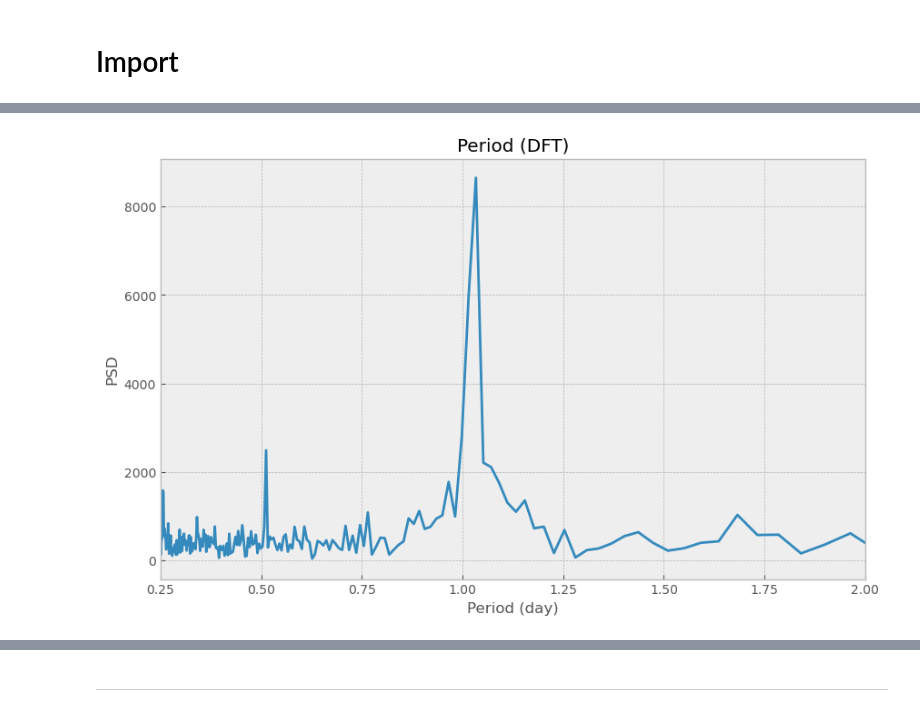
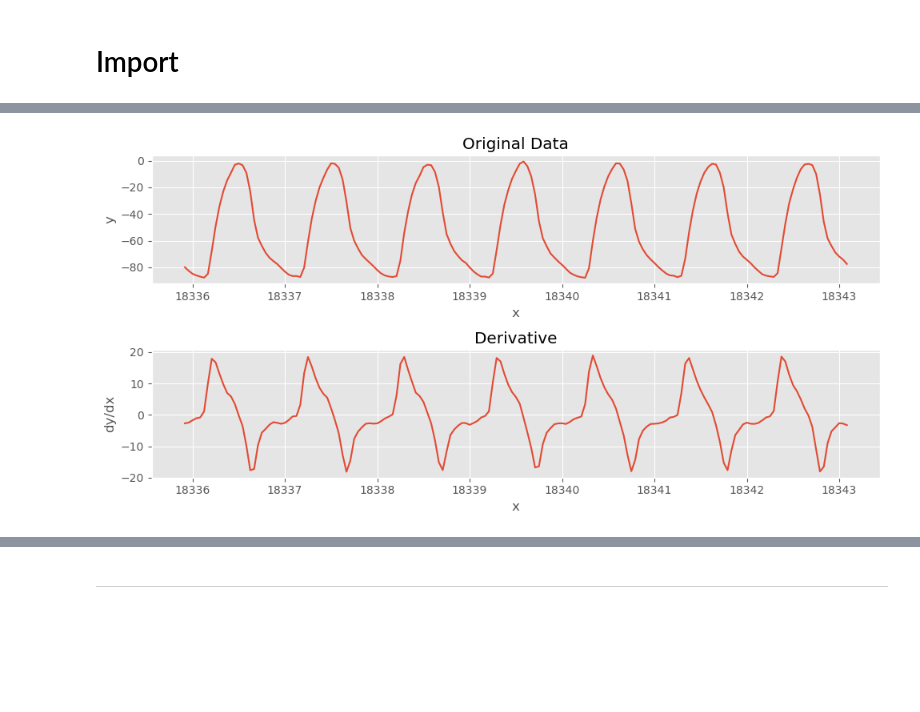
Before and after one commit to 1epss/ppsd2024, a Jupyter notebook: ppsd_mars.ipynb, the cells around one changed output, grey strips where cells are left out. Saved outputs shown, nothing was run; the diff lists cells and outputs as text; code cells hidden in the pictures; blank space fills up the shorter version.

```diff
--- a/ppsd_mars.ipynb
+++ b/ppsd_mars.ipynb
@@ -14,0 +18,12 @@ client = Client('IRIS')
+# %%
+df = pd.read_csv('twins_calib_0462_02.csv')
+
+for i in range(3, 9):
+    new_df = pd.read_csv('twins_calib_046'+ str(i) + '_02.csv')
+    df = pd.concat([df, new_df], ignore_index=True)
+
+df['UTC'] = df['UTC'].map(lambda x: UTCDateTime(x).matplotlib_date)
+df['LMST'] = df['LMST'].map(lambda x: x[6:])
+df['BMY_BASE_ROD_TEMP'] = df['BMY_BASE_ROD_TEMP'].map(lambda x: x - 273)
+
+df[['LMST', 'UTC', 'BMY_BASE_ROD_TEMP']]
@@ -130,17 +257,23 @@ ax.xaxis.set_major_formatter(xfmt)
-# %%
-# Compute the Discrete Fourier Transform
-dft = np.fft.rfft(avg_amplitude)
-freqs = np.fft.rfftfreq(len(avg_amplitude), d=time[1]-time[0])  # Compute frequencies
-
-# Plot the frequency spectrum
-plt.figure(figsize=(10, 6))
-plt.plot(1 / freqs, np.abs(dft))
-plt.title('Period (DFT)')
-plt.xlabel('Period (day)')
-plt.ylabel('PSD')
-plt.xticks([0.25, 0.50, 0.75, 1.00, 1.25, 1.50, 1.75, 2.00])
-plt.xlim(0.25, 2.0)
-plt.grid(True)
-plt.show()
-# %% [output]
-[figure, removed]
+# %%
+x = df.UTC[::3600].values
+y = df.BMY_BASE_ROD_TEMP[::3600].values
+dx = np.gradient(y)
+dy_dx = np.gradient(y, dx)
+
+plt.figure(figsize=(10, 5))
+plt.subplot(2, 1, 1)
+plt.plot(x, y, label='Original Data')
+plt.title('Original Data')
+plt.xlabel('x')
+plt.ylabel('y')
+
+plt.subplot(2, 1, 2)
+plt.plot(x, dx, label='Derivative')
+plt.title('Derivative')
+plt.xlabel('x')
+plt.ylabel('dy/dx')
+
+plt.tight_layout()
+plt.show()
+# %% [output]
+[figure, added]
```
Also changed, not shown: parts of 22 cells of this notebook, 1 other file.
